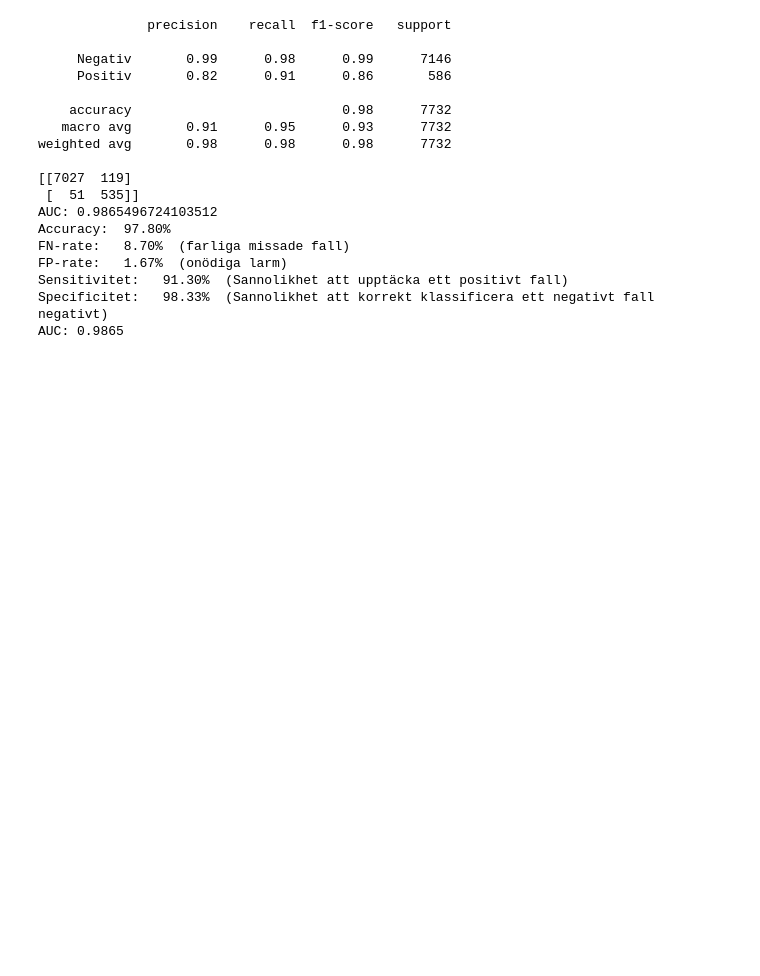
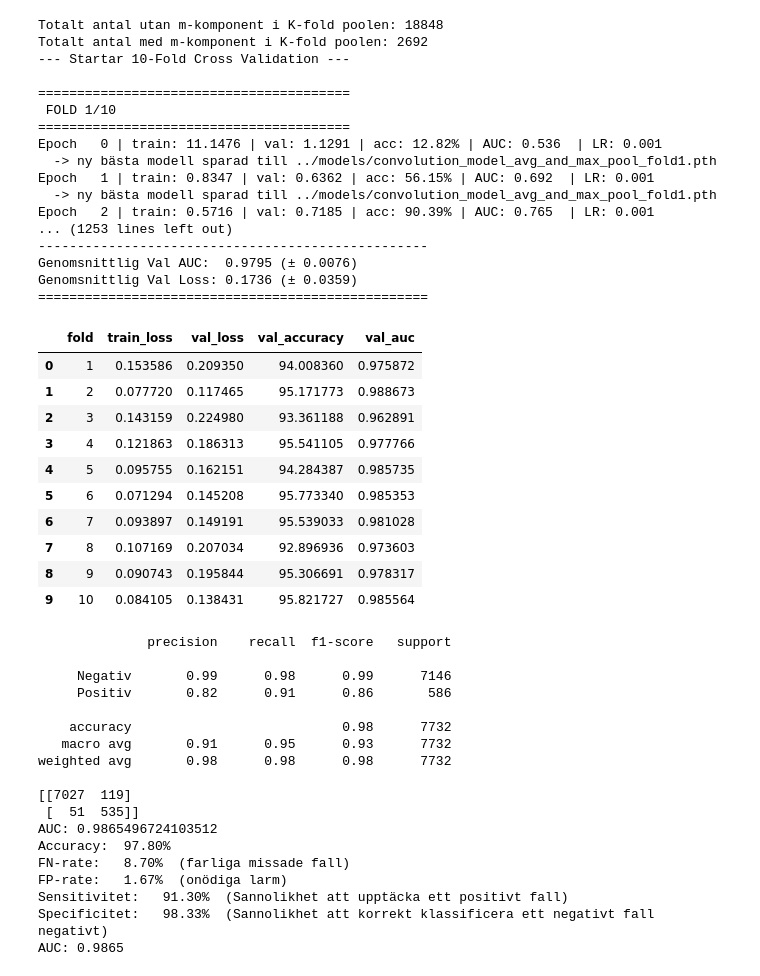
Before and after one commit to andreasjak/MSc26_Assar, a Jupyter notebook: finding_models/maxandavgpooling.ipynb, the cells around one changed output. Drawn from its saved outputs; the diff is of its cells as text; code cells hidden in the pictures; blank space fills up the shorter version.

```diff
--- a/finding_models/maxandavgpooling.ipynb
+++ b/finding_models/maxandavgpooling.ipynb
@@ -59,3 +40,57 @@ Klar!
+# %%
+con = duckdb.connect('../capillary.db')
+df = con.execute("""
+                 SELECT row_id, value,fractions, boundaries,albumin,antitrypsin,orosomukoid,haptoglobin,crp,igg,iga,igm, label, set, interpretation
+                 FROM protein_data
+                 WHERE value IS NOT NULL
+                 AND observation_nr = 1
+                 AND analysis IS NOT NULL
+                 AND protein_value IS NOT NULL
+                 """).df()
+con.close()
+
+
+k_fold_rows = df[df['set'].isin(['train','val']) ].copy()
+k_fold_rows = k_fold_rows[k_fold_rows['label'].isin([0,1])]
+drop_indices = k_fold_rows[k_fold_rows['label'] == 0].sample(frac=0.7).index
+k_fold_rows = k_fold_rows.drop(drop_indices)
+print(f"Totalt antal utan m-komponent i K-fold poolen: {len(k_fold_rows[k_fold_rows['label'] == 0])}")
+print(f"Totalt antal med m-komponent i K-fold poolen: {len(k_fold_rows[k_fold_rows['label'] == 1])}")
+
+test_rows  = df[df['set'] == 'test']
+
+
+CNN = CNNModel()
+CNN.retrain_with_k_fold(k_fold_rows)
+# %% [output]
+Totalt antal utan m-komponent i K-fold poolen: 18848
+Totalt antal med m-komponent i K-fold poolen: 2692
+--- Startar 10-Fold Cross Validation ---
+
+========================================
+ FOLD 1/10
+========================================
+Epoch   0 | train: 11.1476 | val: 1.1291 | acc: 12.82% | AUC: 0.536  | LR: 0.001
+  -> ny bästa modell sparad till ../models/convolution_model_avg_and_max_pool_fold1.pth
+Epoch   1 | train: 0.8347 | val: 0.6362 | acc: 56.15% | AUC: 0.692  | LR: 0.001
+  -> ny bästa modell sparad till ../models/convolution_model_avg_and_max_pool_fold1.pth
+Epoch   2 | train: 0.5716 | val: 0.7185 | acc: 90.39% | AUC: 0.765  | LR: 0.001
+... (1253 lines left out)
+--------------------------------------------------
+Genomsnittlig Val AUC:  0.9795 (± 0.0076)
+Genomsnittlig Val Loss: 0.1736 (± 0.0359)
+==================================================
+|  | fold | train_loss | val_loss | val_accuracy | val_auc |
+| 0 | 1 | 0.153586 | 0.209350 | 94.008360 | 0.975872 |
+| 1 | 2 | 0.077720 | 0.117465 | 95.171773 | 0.988673 |
+| 2 | 3 | 0.143159 | 0.224980 | 93.361188 | 0.962891 |
+| 3 | 4 | 0.121863 | 0.186313 | 95.541105 | 0.977766 |
+| 4 | 5 | 0.095755 | 0.162151 | 94.284387 | 0.985735 |
+| 5 | 6 | 0.071294 | 0.145208 | 95.773340 | 0.985353 |
+| 6 | 7 | 0.093897 | 0.149191 | 95.539033 | 0.981028 |
+| 7 | 8 | 0.107169 | 0.207034 | 92.896936 | 0.973603 |
+| 8 | 9 | 0.090743 | 0.195844 | 95.306691 | 0.978317 |
+| 9 | 10 | 0.084105 | 0.138431 | 95.821727 | 0.985564 |
 # %%
 test_rows = test_rows[test_rows['label'].isin([0,1])]
 result = CNN.predict(test_rows)
```
Also changed, not shown: parts of 1 cell of this notebook, 59 other files.
